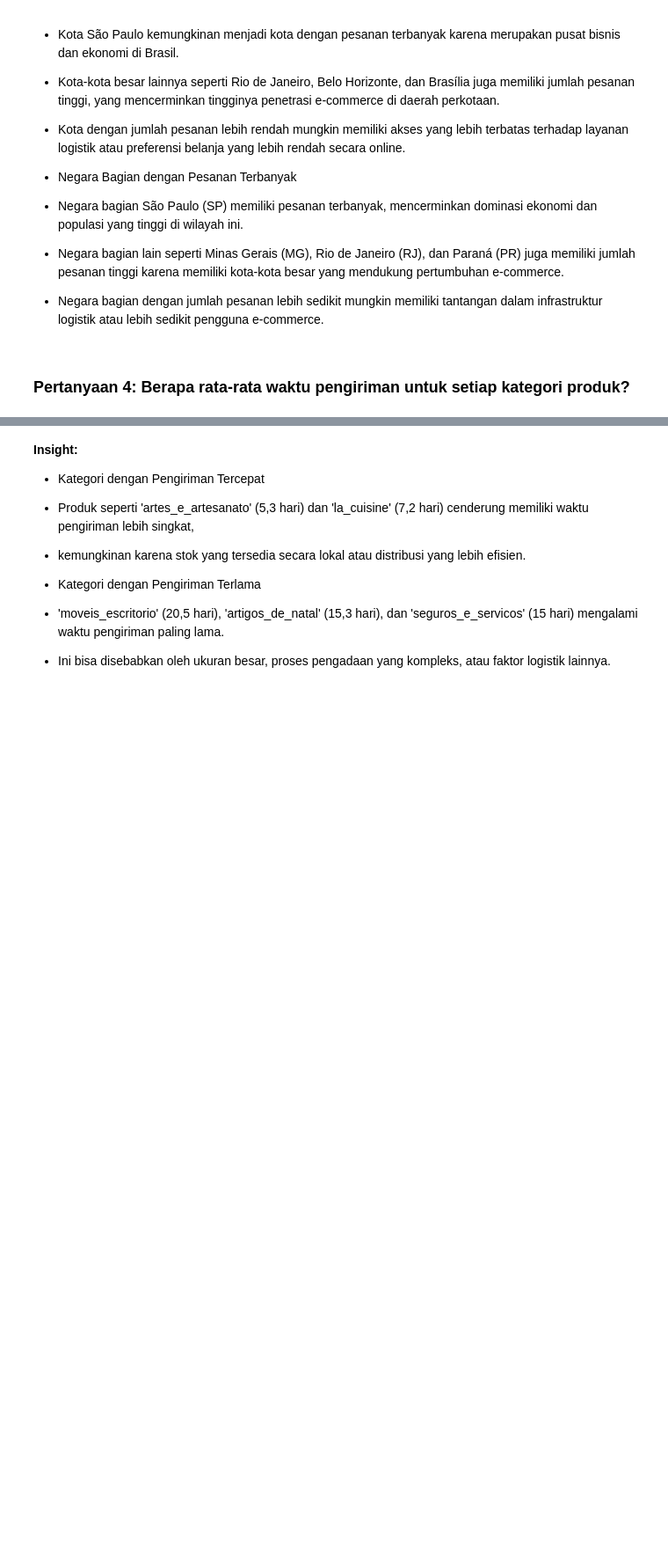
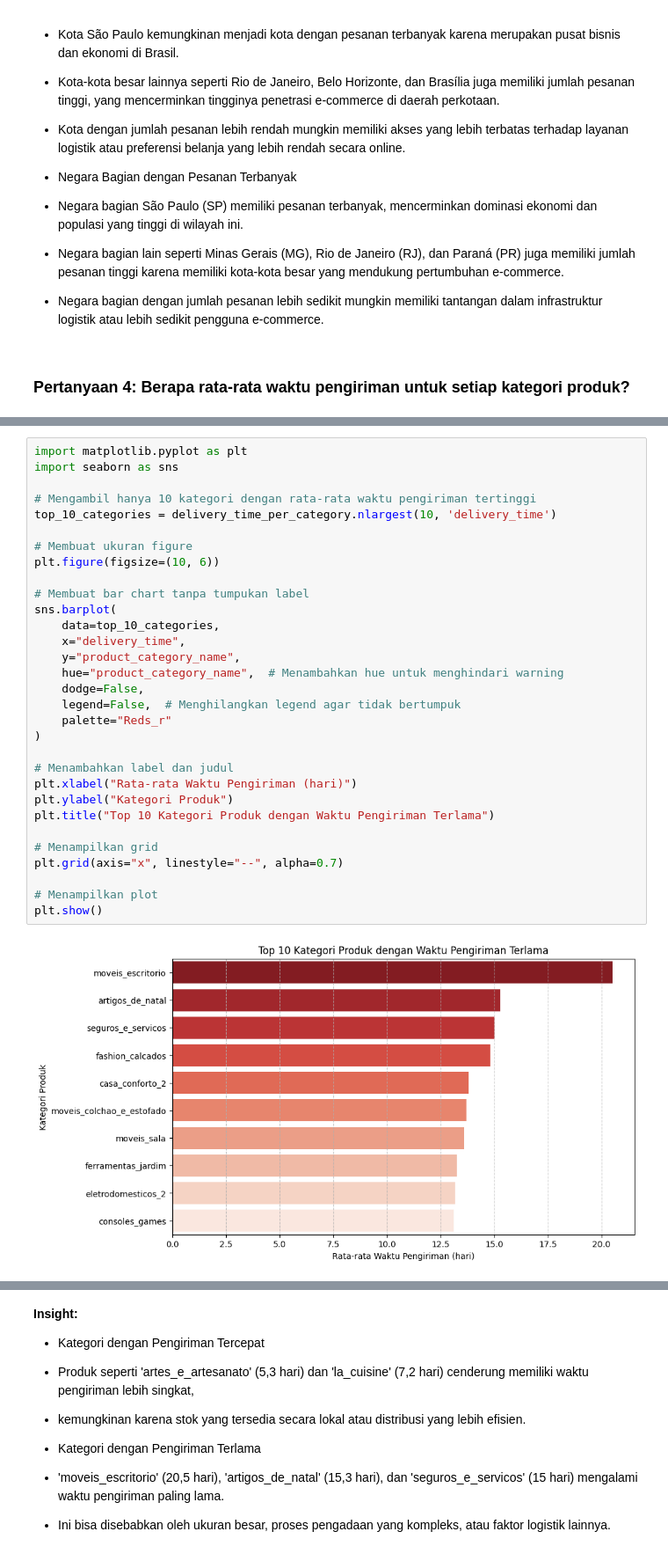
Before and after one commit to anangazmi/laskarai_proyekanalisisdata, a Jupyter notebook: notebook.ipynb, the cells around one changed output, grey strips where cells are left out. Shown at 88% size. Cells and saved outputs as stored; diff of their text form; blank space fills up the shorter version.

```diff
--- a/notebook.ipynb
+++ b/notebook.ipynb
@@ -1662 +1692,34 @@ print(delivery_time_per_category)
+# %%
+import matplotlib.pyplot as plt
+import seaborn as sns
+
+# Mengambil hanya 10 kategori dengan rata-rata waktu pengiriman tertinggi
+top_10_categories = delivery_time_per_category.nlargest(10, 'delivery_time')
+
+# Membuat ukuran figure
+plt.figure(figsize=(10, 6))
+
+# Membuat bar chart tanpa tumpukan label
+sns.barplot(
+    data=top_10_categories,
+    x="delivery_time",
+    y="product_category_name",
+    hue="product_category_name",  # Menambahkan hue untuk menghindari warning
+    dodge=False,
+    legend=False,  # Menghilangkan legend agar tidak bertumpuk
+    palette="Reds_r"
+)
+
+# Menambahkan label dan judul
+plt.xlabel("Rata-rata Waktu Pengiriman (hari)")
+plt.ylabel("Kategori Produk")
+plt.title("Top 10 Kategori Produk dengan Waktu Pengiriman Terlama")
+
+# Menampilkan grid
+plt.grid(axis="x", linestyle="--", alpha=0.7)
+
+# Menampilkan plot
+plt.show()
+# %% [output]
+[figure, added]
 # %%
```
Also changed, not shown: parts of 44 cells of this notebook.
